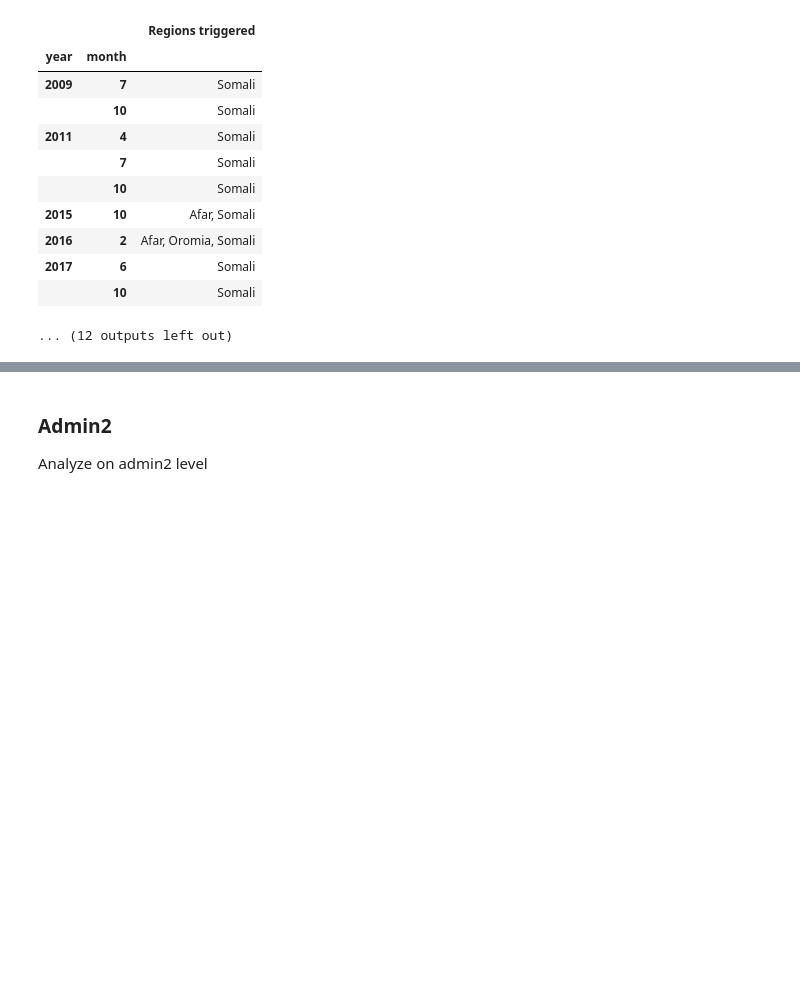
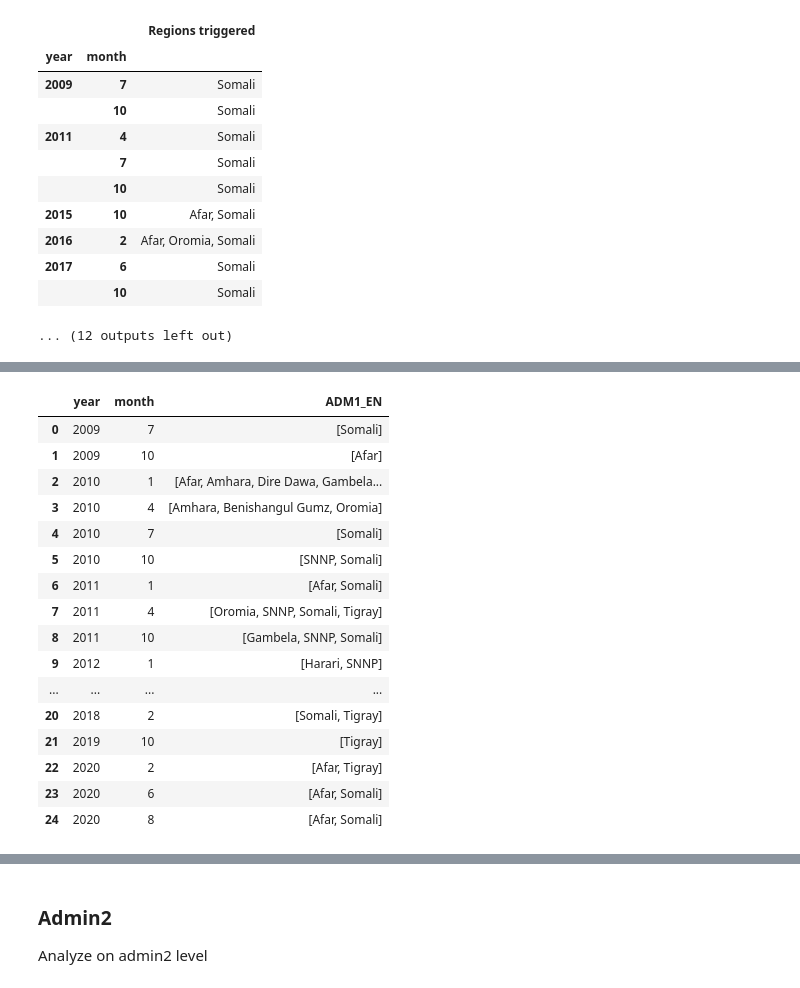
Before and after one commit to OCHA-DAP/pa-aa-food-insecurity, a Jupyter notebook: ethiopia/ThresholdAnalysis.ipynb, the cells around one changed output, grey strips where cells are left out. Drawn from its saved outputs; the diff is of its cells as text; code cells hidden in the pictures; blank space fills up the shorter version.

```diff
--- a/ethiopia/ThresholdAnalysis.ipynb
+++ b/ethiopia/ThresholdAnalysis.ipynb
@@ -425,0 +466,22 @@ Analysis 5: FewsNet, IPC4+ at 10% (current situation)
+# %%
+df_ant3=df_ipc.loc[(df_ipc["trigger_ML2_4_20"]) | ((df_ipc["trigger_ML2_3_30"]==1)&(df_ipc["trigger_ML2_3_5i"]==1))]
+display(df_ant3.groupby(["year","month"],as_index=False)["ADM1_EN"].agg(lambda x: list(x)))
+dict_anmlt["ant3"]={"df":df_ant3,"trig_cols":["ML2_3","ML2_4"],"desc":"20% in ML2 in IPC4 OR (30% in ML2 in IPC3+ AND 5% increase in IPC3+ in ML2 compared to CS)"}
+# %% [output]
+|  | year | month | ADM1_EN |
+| 0 | 2009 | 7 | [Somali] |
+| 1 | 2009 | 10 | [Afar] |
+| 2 | 2010 | 1 | [Afar, Amhara, Dire Dawa, Gambela... |
+| 3 | 2010 | 4 | [Amhara, Benishangul Gumz, Oromia] |
+| 4 | 2010 | 7 | [Somali] |
+| 5 | 2010 | 10 | [SNNP, Somali] |
+| 6 | 2011 | 1 | [Afar, Somali] |
+| 7 | 2011 | 4 | [Oromia, SNNP, Somali, Tigray] |
+| 8 | 2011 | 10 | [Gambela, SNNP, Somali] |
+| 9 | 2012 | 1 | [Harari, SNNP] |
+| ... | ... | ... | ... |
+| 20 | 2018 | 2 | [Somali, Tigray] |
+| 21 | 2019 | 10 | [Tigray] |
+| 22 | 2020 | 2 | [Afar, Tigray] |
+| 23 | 2020 | 6 | [Afar, Somali] |
+| 24 | 2020 | 8 | [Afar, Somali] |
```
Also changed, not shown: parts of 11 cells of this notebook, 1 other file.
